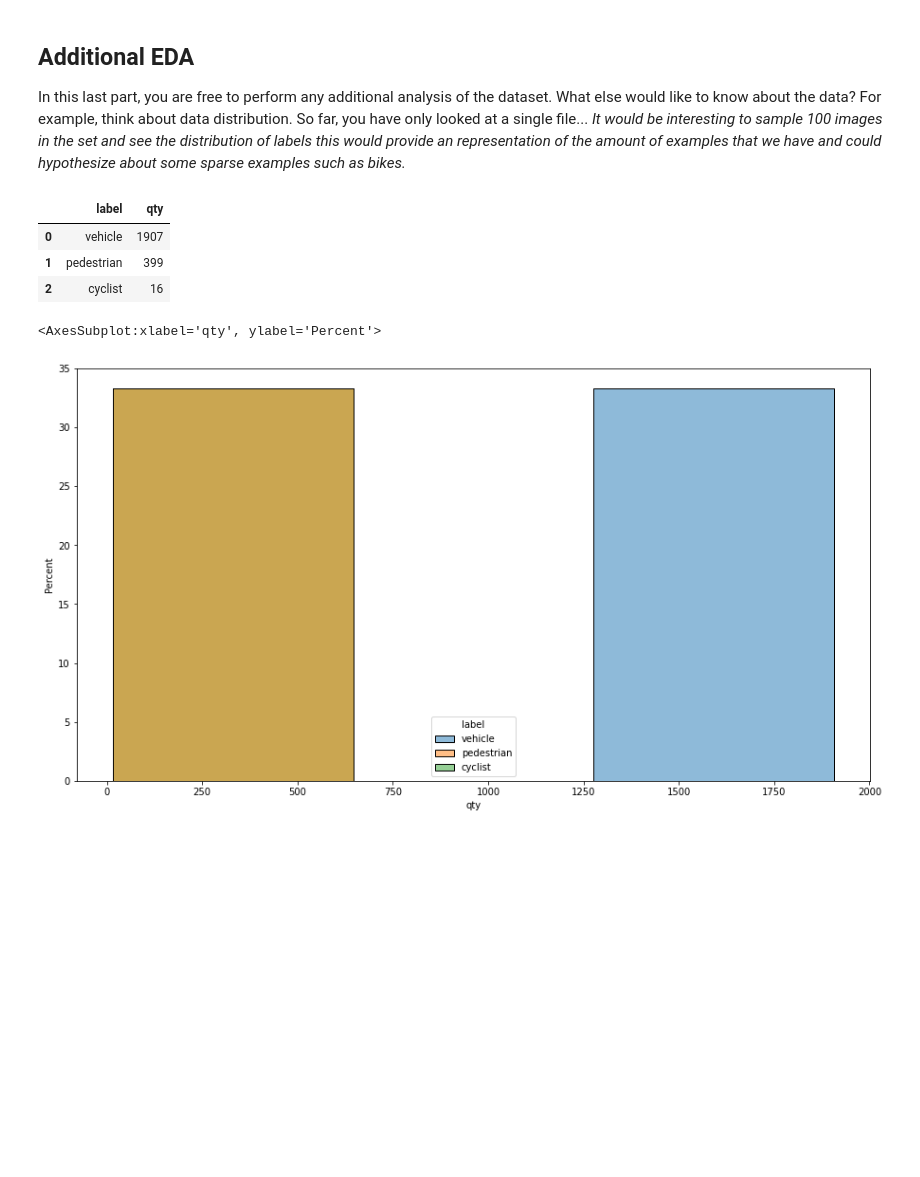
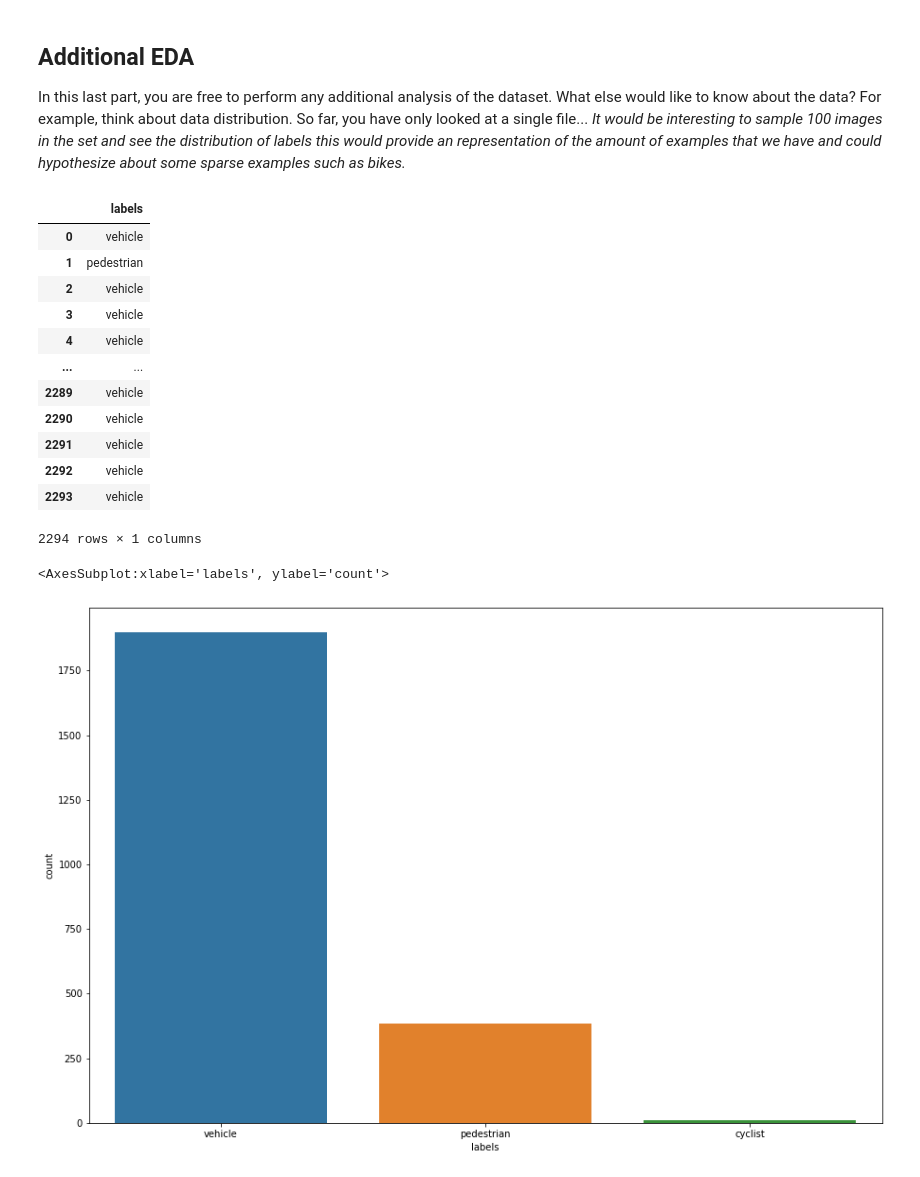
Before and after one commit to Michael-Santoro/UProj1, a Jupyter notebook: Exploratory Data Analysis.ipynb, the cells around one changed output. Drawn from its saved outputs; the diff is of its cells as text; code cells hidden in the pictures; blank space fills up the shorter version.

```diff
--- a/Exploratory Data Analysis.ipynb
+++ b/Exploratory Data Analysis.ipynb
@@ -86,26 +86,34 @@ For example, think about data distribution. So far, you have only looked at a si
 # %%
 #taken from label_map.pbtxt
 label_map = {1:'vehicle', 2:'pedestrian', 4:'cyclist'}
 
-df_dict = {'vehicle':0,'pedestrian':0,'cyclist':0}
+df_dict = {'labels':[]}
 for batch in dataset.take(100):
     classes = batch['groundtruth_classes'].numpy()
     if classes.size == 0:
         pass
     else:
         labels = np.vectorize(label_map.get)(classes)
-        for key in df_dict.keys():
-            df_dict[key] = df_dict[key]+(labels == key).sum()
-df = pd.DataFrame(list(df_dict.items()),columns=['label','qty'])
+        df_dict['labels'].extend(labels)
+df = pd.DataFrame(df_dict)
 df
 # %% [output]
-|  | label | qty |
-| 0 | vehicle | 1907 |
-| 1 | pedestrian | 399 |
-| 2 | cyclist | 16 |
+|  | labels |
+| 0 | vehicle |
+| 1 | pedestrian |
+| 2 | vehicle |
+| 3 | vehicle |
+| 4 | vehicle |
+| ... | ... |
+| 2289 | vehicle |
+| 2290 | vehicle |
+| 2291 | vehicle |
+| 2292 | vehicle |
+| 2293 | vehicle |
+2294 rows × 1 columns
-# %%
-plt.figure(figsize = (15,8))
-sns.histplot(df, x='qty',stat='percent',hue='label')
-# %% [output]
-<AxesSubplot:xlabel='qty', ylabel='Percent'>
-[figure, removed]
+# %%
+plt.subplots(figsize=(15,10))
+sns.countplot(x='labels', data=df)
+# %% [output]
+<AxesSubplot:xlabel='labels', ylabel='count'>
+[figure, added]
```
Also changed, not shown: parts of 1 cell of this notebook.
